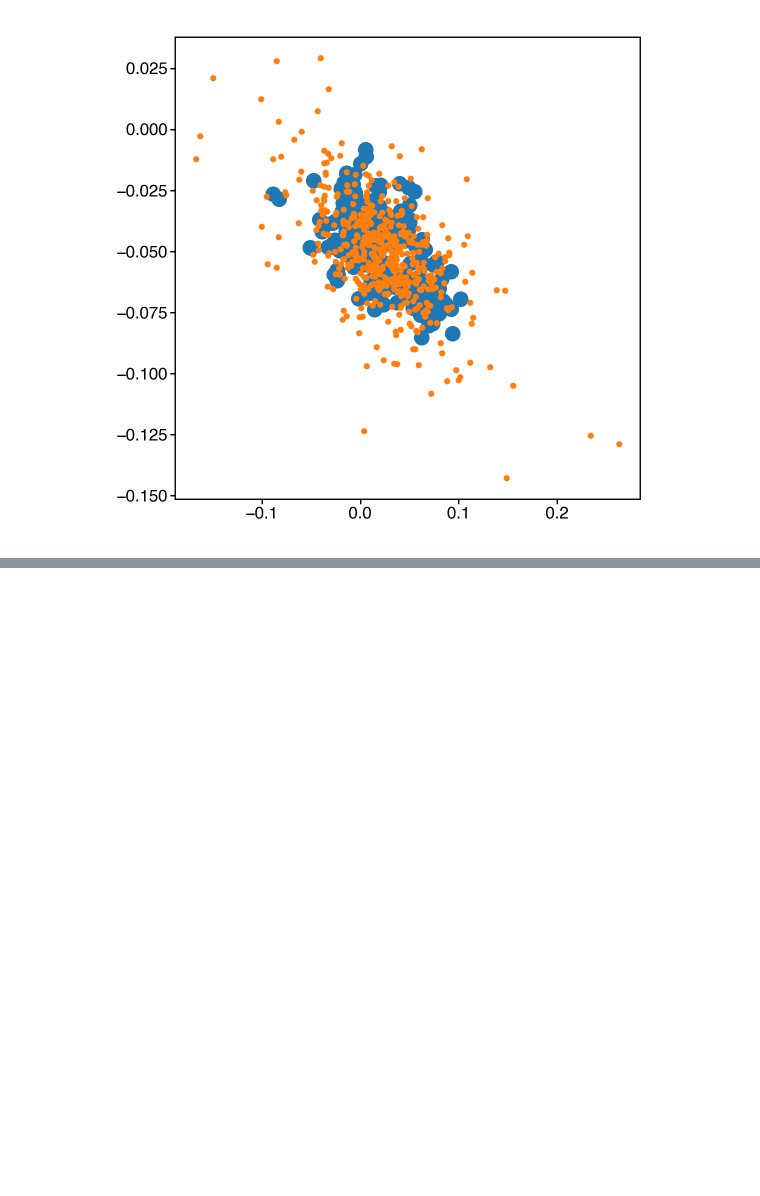
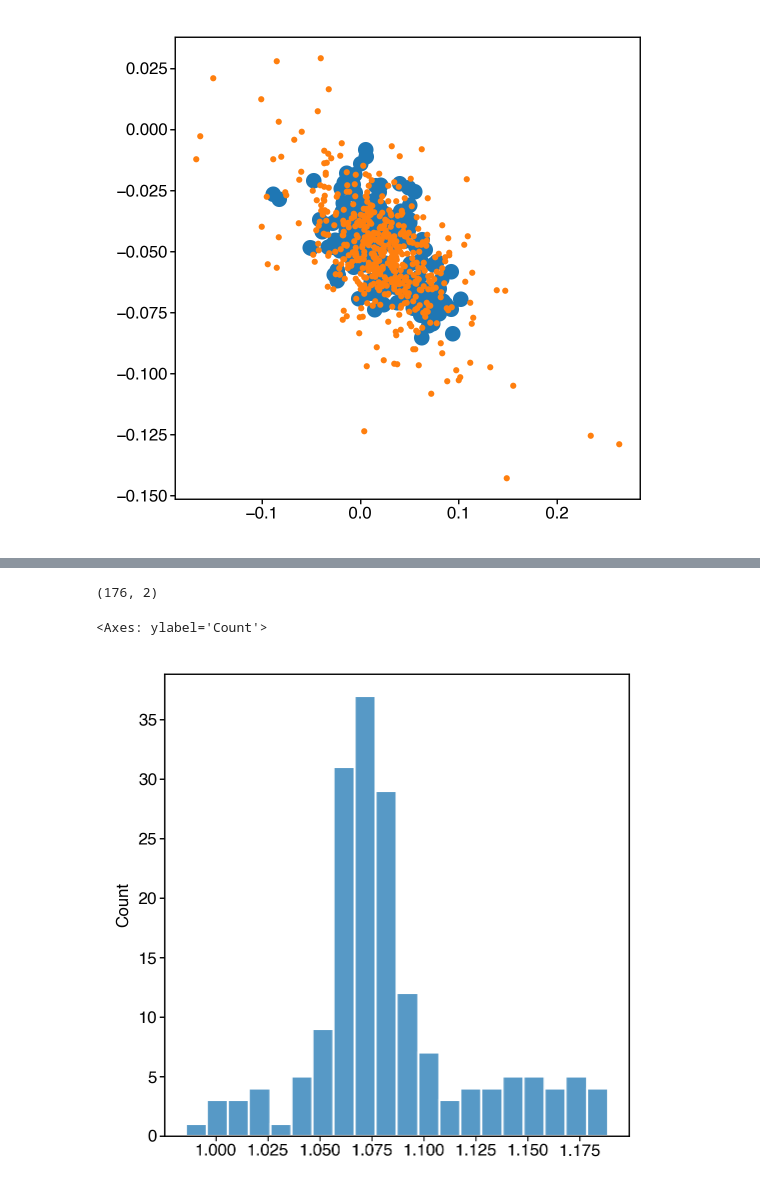
Before and after one commit to dattalab/ontogeny-of-behavior, a Jupyter notebook: notebooks/exploration/win/size-norm-model/2023-12-28-explore-size-changes.ipynb, the cells around one changed output, grey strips where cells are left out. Saved outputs shown, nothing was run; the diff lists cells and outputs as text; code cells hidden in the pictures; blank space fills up the shorter version.

```diff
--- a/notebooks/exploration/win/size-norm-model/2023-12-28-explore-size-changes.ipynb
+++ b/notebooks/exploration/win/size-norm-model/2023-12-28-explore-size-changes.ipynb
@@ -494,0 +495,16 @@ joblib.dump(t_params, train_paths.tps_multivariate_t_params, compress=3)
+# %%
+def pluck_in(keys: list, seq):
+    out = thread_last(seq, *((pluck, key) for key in keys))
+    return out
+# %%
+examples = np.array(list(pluck_in(['params', 'scale_tensor'], _d.values())))
+example = np.mean(examples, axis=0)
+# %%
+examples.shape
+# %% [output]
+(176, 2)
+# %%
+sns.histplot(examples[:, 1], bins=20)
+# %% [output]
+<Axes: ylabel='Count'>
+[figure, added]
```
Also changed, not shown: parts of 7 cells of this notebook, 15 other files.
